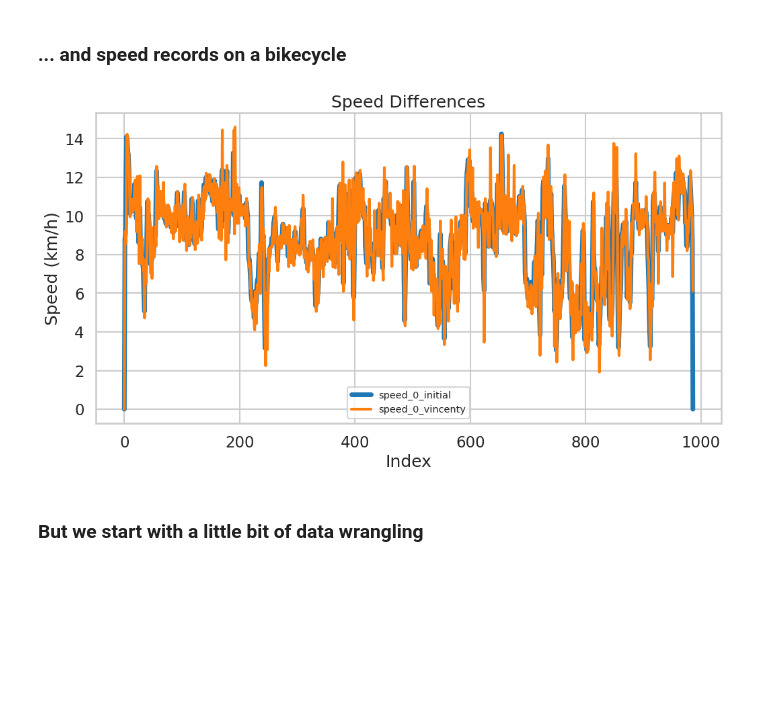
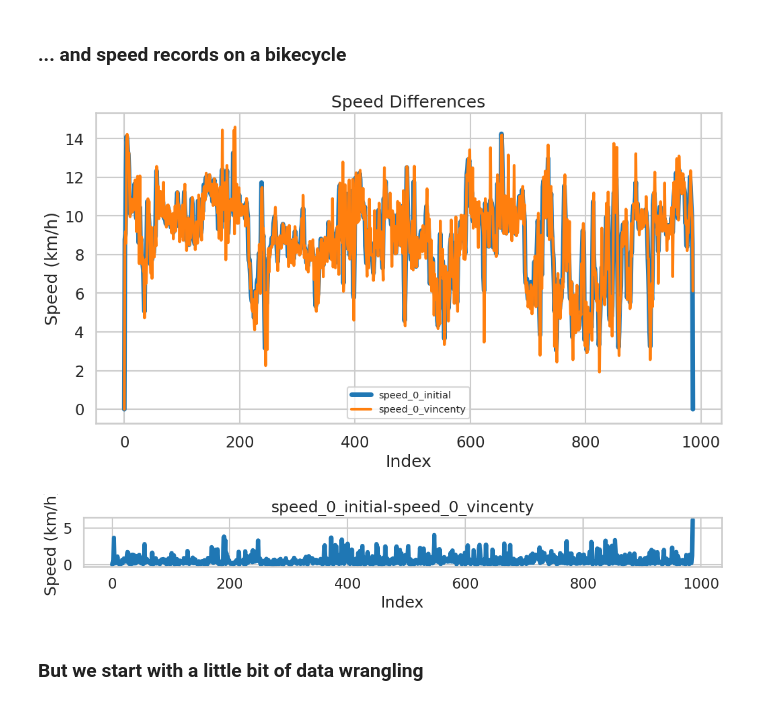
Before and after one commit to dogasiyli/gps_data_with_python, a Jupyter notebook: notebooks/4-pykalman.ipynb, the cells around one changed output. Cells and saved outputs as stored; diff of their text form; code cells hidden in the pictures; blank space fills up the shorter version.

```diff
--- a/notebooks/4-pykalman.ipynb
+++ b/notebooks/4-pykalman.ipynb
@@ -21,5 +21,5 @@ from gps_utils import haversine
 # %%
 from kalman_steps import *
 # %%
-gpx_obj, segment = step_01_load_data()
+gpx_obj, segment = step_01_load_data(1)
 # %% [output]
@@ -38,9 +38,11 @@ UphillDownhill(uphill=231.82000389099125, downhill=232.42000999450704)
 # %%
 speed_dict = {}
 step_02_initial_speed(gpx_obj, segment, speed_dict)
 plot_all_keys(speed_dict)
+plot_all_key_difs(speed_dict)
 # %% [output]
 [figure]
+[figure, added]
 # %% [markdown]
 ### But we start with a little bit of data wrangling
 # %%
```
Also changed, not shown: parts of 47 cells of this notebook, 1 other file.
